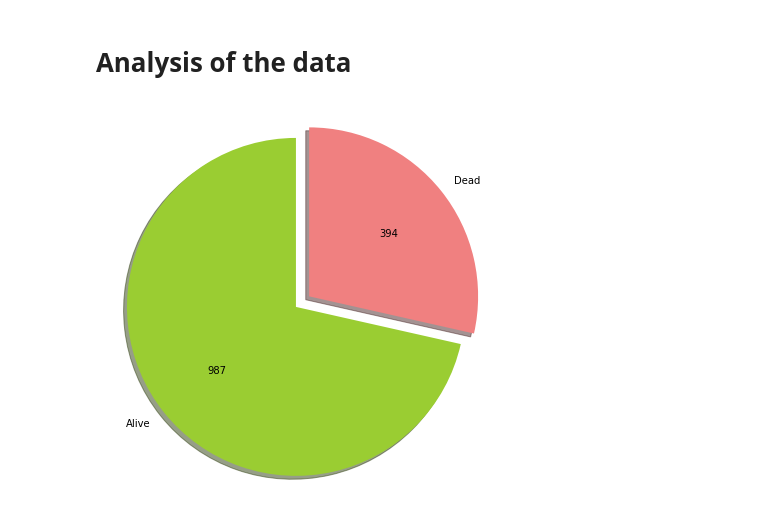
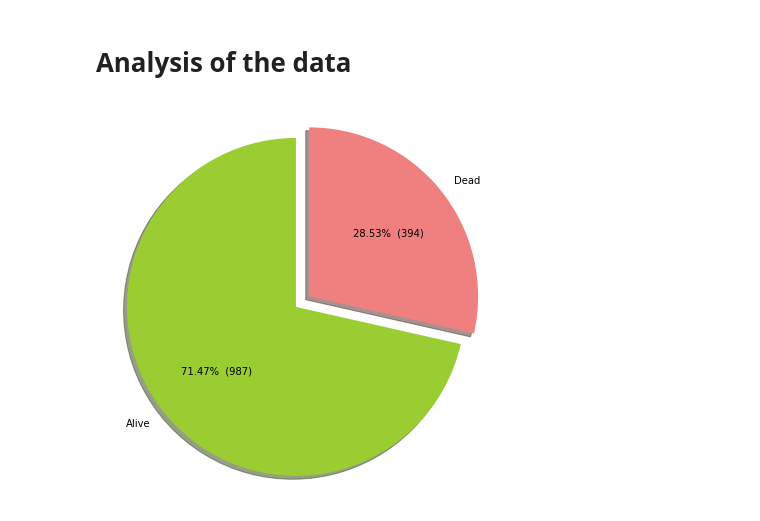
Before and after one commit to nicofunke/lod-cloud-analysis, a Jupyter notebook: JsonToXml.ipynb, the cells around one changed output. Cells and saved outputs as stored; diff of their text form; code cells hidden in the pictures.

```diff
--- a/JsonToXml.ipynb
+++ b/JsonToXml.ipynb
@@ -75,8 +77,30 @@ Knowing this, we can add more attributes to the data:
 # %%
-pdData['sparql_alive'] = [ not ( not x or "FAIL" in x[0]['status']) for x in pdData['sparql'] ]
-pdData['full_download_alive'] = [ not ( not x or "FAIL" in x[0]['status']) for x in pdData['full_download'] ]
-pdData['other_download_alive'] = [ not ( not x or "FAIL" in x[0]['status']) for x in pdData['other_download'] ]
-pdData['example_alive'] = [ not ( not x or "FAIL" in x[0]['status']) for x in pdData['example']]
-pdData['alive'] = pdData.apply(lambda row: row['example_alive'] or row['other_download_alive'] or row['full_download_alive'] or row['sparql_alive'], axis=1)
+def extendAttributes(pdData):
+    pdData['sparql_alive'] = [ not ( not x or "FAIL" in x[0]['status']) for x in pdData['sparql'] ]
+    pdData['full_download_alive'] = [ not ( not x or "FAIL" in x[0]['status']) for x in pdData['full_download'] ]
+    pdData['other_download_alive'] = [ not ( not x or "FAIL" in x[0]['status']) for x in pdData['other_download'] ]
+    pdData['example_alive'] = [ not ( not x or "FAIL" in x[0]['status']) for x in pdData['example']]
+    pdData['alive'] = pdData.apply(lambda row: row['example_alive'] or row['other_download_alive'] or row['full_download_alive'] or row['sparql_alive'], axis=1)
+    return pdData
+
+def createSummary(pdData):
+    summary = pd.DataFrame()
+    summary['sources_total'] =  [ len(pdData) ]
+    summary['sources_alive'] = [ len(pdData[pdData['alive']]) ]
+    summary['sources_dead'] = [ totalSources - sourcesAlive ]
+
+    summary['sparql_alive'] = [ len(pdData[pdData['sparql_alive']]) ]
+    summary['other_download_alive'] = [ len(pdData[pdData['other_download_alive']]) ]
+    summary['example_alive'] = [ len(pdData[pdData['example_alive']]) ]
+    summary['full_download_alive'] = [ len(pdData[pdData['full_download_alive']]) ]
+
+    summary['sparql_exists'] = [ len(pdData[pdData['sparql'].apply(lambda x: not not x)]) ]
+    summary['other_download_exists'] = [ len(pdData[pdData['other_download'].apply(lambda x: not not x)]) ]
+    summary['example_exists'] = [ len(pdData[pdData['example'].apply(lambda x: not not x)]) ]
+    summary['full_download_exists'] = [ len(pdData[pdData['full_download'].apply(lambda x: not not x)]) ]
+    return summary
+# %%
+pdData = extendAttributes(pdData)
+summary = createSummary(pdData)
 # %% [markdown]
 # Analysis of the data
@@ -89,21 +107,20 @@ sourcesDead =  totalSources - sourcesAlive
 # %%
 labels = 'Alive', 'Dead'
-sizes = [sourcesAlive, sourcesDead]
+sizes = [summary['sources_alive'][0], summary['sources_dead'][0] ]
 colors = ['yellowgreen', 'lightcoral', 'gold', 'lightskyblue']
 explode = (0.1, 0)
 
 def make_autopct(values):
     def my_autopct(pct):
-        total = sum(values)
-        val = int(round(pct*total/100.0))
+        val = int(round(pct* summary['sources_total']/100.0))
         return '{p:.2f}%  ({v:d})'.format(p=pct,v=val)
     return my_autopct
 
 fig1, ax1 = plt.subplots(figsize=(7,7))
 ax1.pie(sizes, explode=explode, labels=labels,
-        shadow=True, startangle=90, colors=colors, autopct=lambda p: '{:.0f}'.format(p * totalSources  / 100))
+        shadow=True, startangle=90, colors=colors, autopct=make_autopct(sizes))
 ax1.axis('equal')  # Equal aspect ratio ensures that pie is drawn as a circle.
 
 plt.show()
 # %% [output]
-[figure, old version]
+[figure, new version]
```
Also changed, not shown: parts of 5 cells of this notebook.
